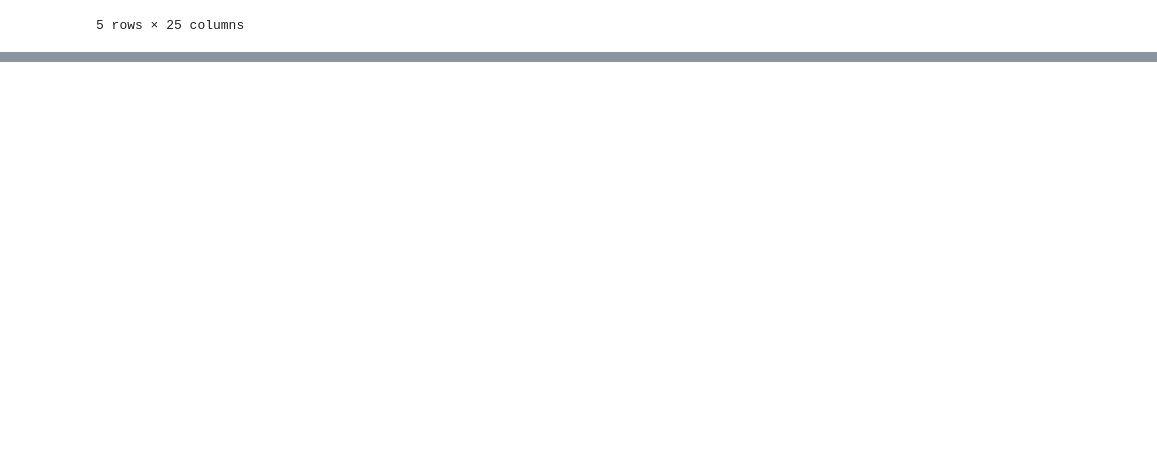
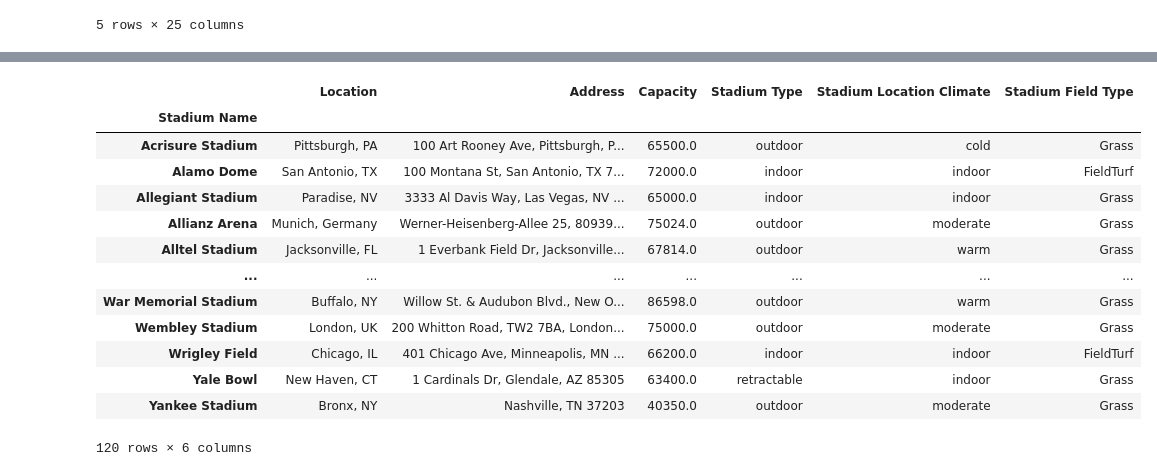
Before and after one commit to meltonme/nfl_sports_betting_analysis, a Jupyter notebook: NFL Betting Analysis/betting_analysis.ipynb, the cells around one changed output, grey strips where cells are left out. Cells and saved outputs as stored; diff of their text form; code cells hidden in the pictures; blank space fills up the shorter version.

```diff
--- a/NFL Betting Analysis/betting_analysis.ipynb
+++ b/NFL Betting Analysis/betting_analysis.ipynb
@@ -132,0 +213,4 @@ renamed_team_stadium_merged
+# %%
+#Print the Climate Type of all of the Stadiums
+stadium_climate = renamed_team_stadium_merged.set_index("Stadium Name")['Climate']
+stadium_climate
@@ -132,0 +239,4 @@ renamed_team_stadium_merged
+# %%
+#Print the Type of Grass that Each Stadium Uses
+stadium_field = renamed_team_stadium_merged.set_index("Stadium Name")['Field Surface Type']
+stadium_field
@@ -132,0 +265,4 @@ renamed_team_stadium_merged
+# %%
+#Print the Type of Stadium
+stadium_type = renamed_team_stadium_merged.set_index("Stadium Name")['Stadium Type']
+stadium_type
@@ -132,0 +290,4 @@ renamed_team_stadium_merged
+# %%
+#Print the Address for Each Stadium
+stadium_address = renamed_team_stadium_merged.set_index("Stadium Name")['Address']
+stadium_address
@@ -132,0 +308,27 @@ renamed_team_stadium_merged
+# %%
+# Based on the calculations above, create a data frame
+stadium_summary = {"Location": stadium_location,
+                        "Address": stadium_address,
+                       "Capacity": stadium_capacity,
+                       "Stadium Type": stadium_type,
+                       "Stadium Location Climate":stadium_climate,
+                       "Stadium Field Type": stadium_field}
+
+stadium_summary = pd.DataFrame(stadium_summary)
+
+stadium_summary
+# %% [output]
+|  | Location | Address | Capacity | Stadium Type | Stadium Location Climate | Stadium Field Type |
+| Stadium Name |  |  |  |  |  |  |
+| Acrisure Stadium | Pittsburgh, PA | 100 Art Rooney Ave, Pittsburgh, P... | 65500.0 | outdoor | cold | Grass |
+| Alamo Dome | San Antonio, TX | 100 Montana St, San Antonio, TX 7... | 72000.0 | indoor | indoor | FieldTurf |
+| Allegiant Stadium | Paradise, NV | 3333 Al Davis Way, Las Vegas, NV ... | 65000.0 | indoor | indoor | Grass |
+| Allianz Arena | Munich, Germany | Werner-Heisenberg-Allee 25, 80939... | 75024.0 | outdoor | moderate | Grass |
+| Alltel Stadium | Jacksonville, FL | 1 Everbank Field Dr, Jacksonville... | 67814.0 | outdoor | warm | Grass |
+| ... | ... | ... | ... | ... | ... | ... |
+| War Memorial Stadium | Buffalo, NY | Willow St. & Audubon Blvd., New O... | 86598.0 | outdoor | warm | Grass |
+| Wembley Stadium | London, UK | 200 Whitton Road, TW2 7BA, London... | 75000.0 | outdoor | moderate | Grass |
+| Wrigley Field | Chicago, IL | 401 Chicago Ave, Minneapolis, MN ... | 66200.0 | indoor | indoor | FieldTurf |
+| Yale Bowl | New Haven, CT | 1 Cardinals Dr, Glendale, AZ 85305 | 63400.0 | retractable | indoor | Grass |
+| Yankee Stadium | Bronx, NY | Nashville, TN 37203 | 40350.0 | outdoor | moderate | Grass |
+120 rows × 6 columns
```
Also changed, not shown: parts of 21 cells of this notebook.
